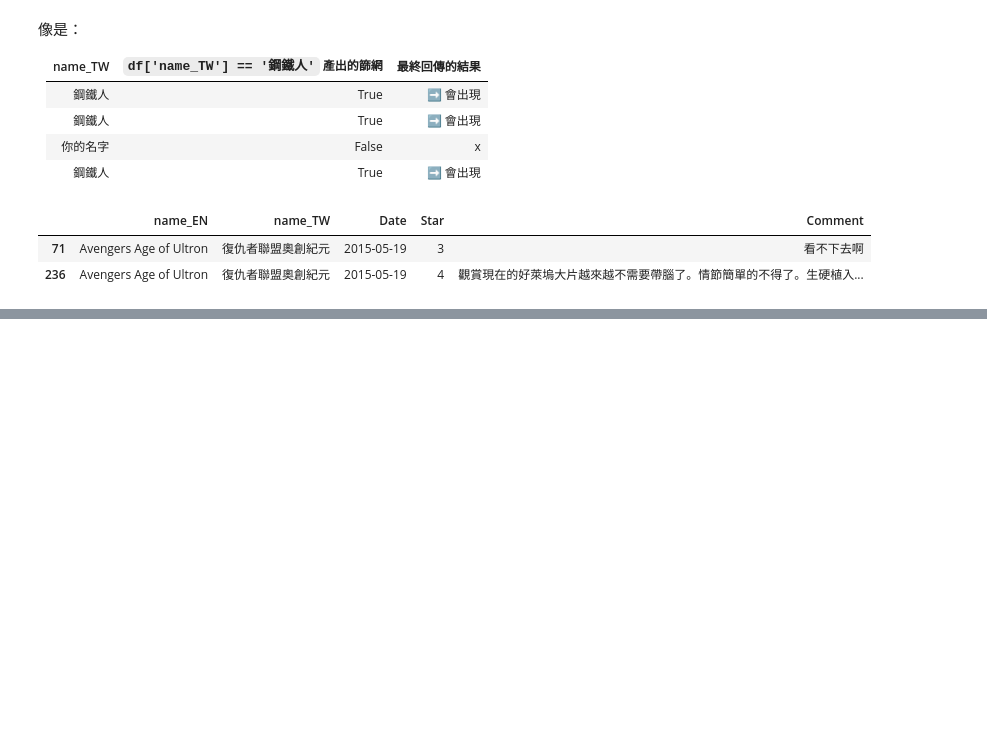
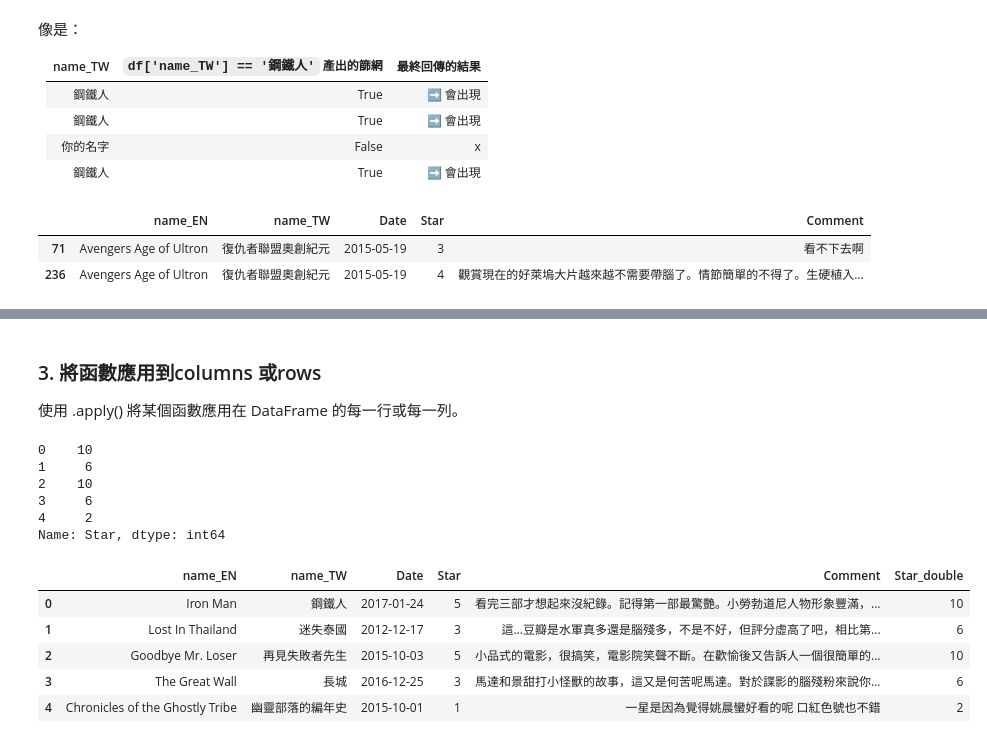
Before and after one commit to cckk2913/dspy-lab7, a Jupyter notebook: lab7.ipynb, the cells around one changed output, grey strips where cells are left out. Drawn from its saved outputs; the diff is of its cells as text; code cells hidden in the pictures; blank space fills up the shorter version.

```diff
--- a/lab7.ipynb
+++ b/lab7.ipynb
@@ -527,0 +537,9 @@ df[df['name_EN'].str.startswith("A")]
+# %%
+df = pd.read_csv('./movie.csv', encoding='utf-8')
+df = df[:5] # 為了版面簡潔，我們先取前5筆資料就好
+
+# 遍歷每一列
+for id, row in df.iterrows():
+  print('這一列index是：', id)
+  print(row)
+  print('🐳🐳🐳🐳🐳')
@@ -527,0 +593,30 @@ df[df['name_EN'].str.startswith("A")]
+# %% [markdown]
+### 3. 將函數應用到columns 或rows
+
+使用 .apply() 將某個函數應用在 DataFrame 的每一行或每一列。
+# %%
+# 先定義一個函數：將傳入的值乘以2
+def double_value(x):
+    return x * 2
+# %%
+# 選擇要套用的欄位，使用 .apply() 套用函數
+result = df['Star'].apply(double_value)
+print(result)
+# %% [output]
+0    10
+1     6
+2    10
+3     6
+4     2
+Name: Star, dtype: int64
+# %%
+# 我們可以把結果存成一個新的欄位
+df['Star_double'] = result
+df
+# %% [output]
+|  | name_EN | name_TW | Date | Star | Comment | Star_double |
+| 0 | Iron Man | 鋼鐵人 | 2017-01-24 | 5 | 看完三部才想起來沒紀錄。記得第一部最驚艷。小勞勃道尼人物形象豐滿，... | 10 |
+| 1 | Lost In Thailand | 迷失泰國 | 2012-12-17 | 3 | 這...豆瓣是水軍真多還是腦殘多，不是不好，但評分虛高了吧，相比第... | 6 |
+| 2 | Goodbye Mr. Loser | 再見失敗者先生 | 2015-10-03 | 5 | 小品式的電影，很搞笑，電影院笑聲不斷。在歡愉後又告訴人一個很簡單的... | 10 |
+| 3 | The Great Wall | 長城 | 2016-12-25 | 3 | 馬達和景甜打小怪獸的故事，這又是何苦呢馬達。對於諜影的腦殘粉來說你... | 6 |
+| 4 | Chronicles of the Ghostly Tribe | 幽靈部落的編年史 | 2015-10-01 | 1 | 一星是因為覺得姚晨蠻好看的呢 口紅色號也不錯 | 2 |
```
Also changed, not shown: parts of 6 cells of this notebook.
